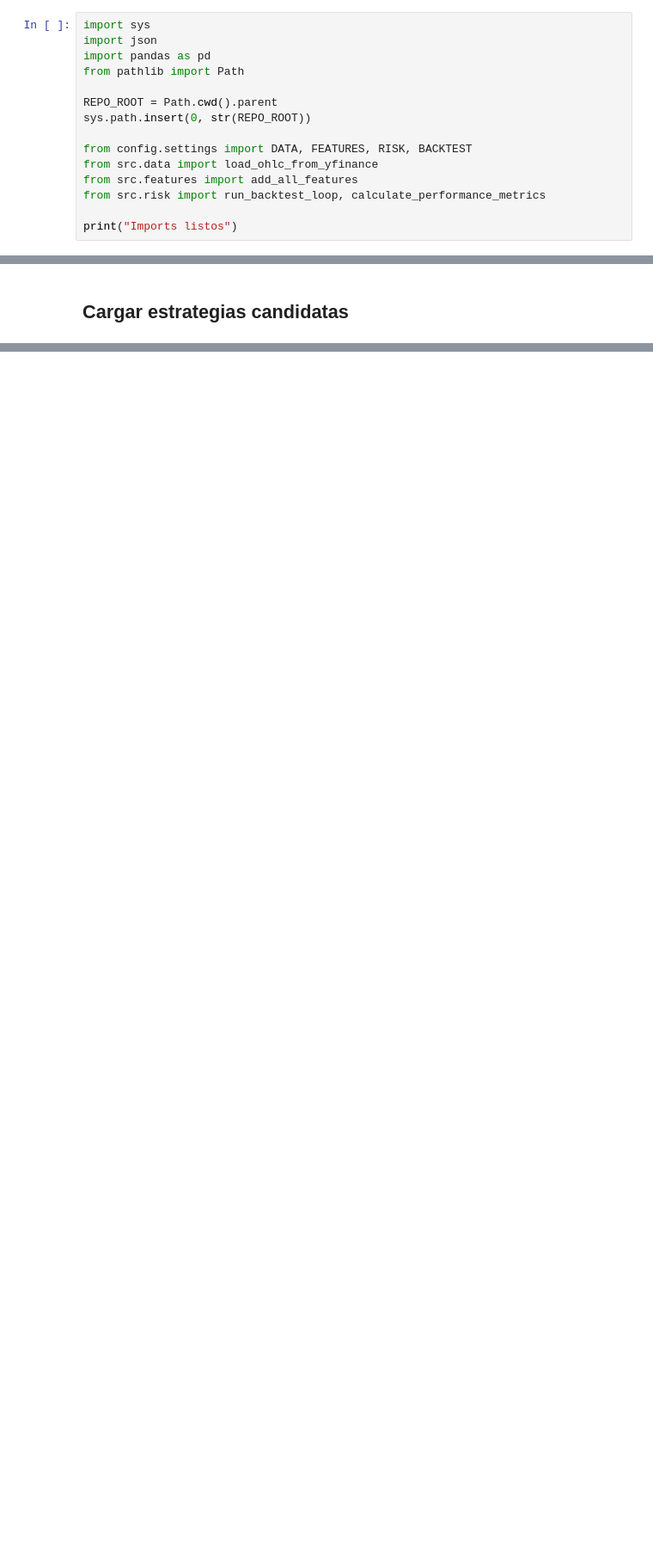
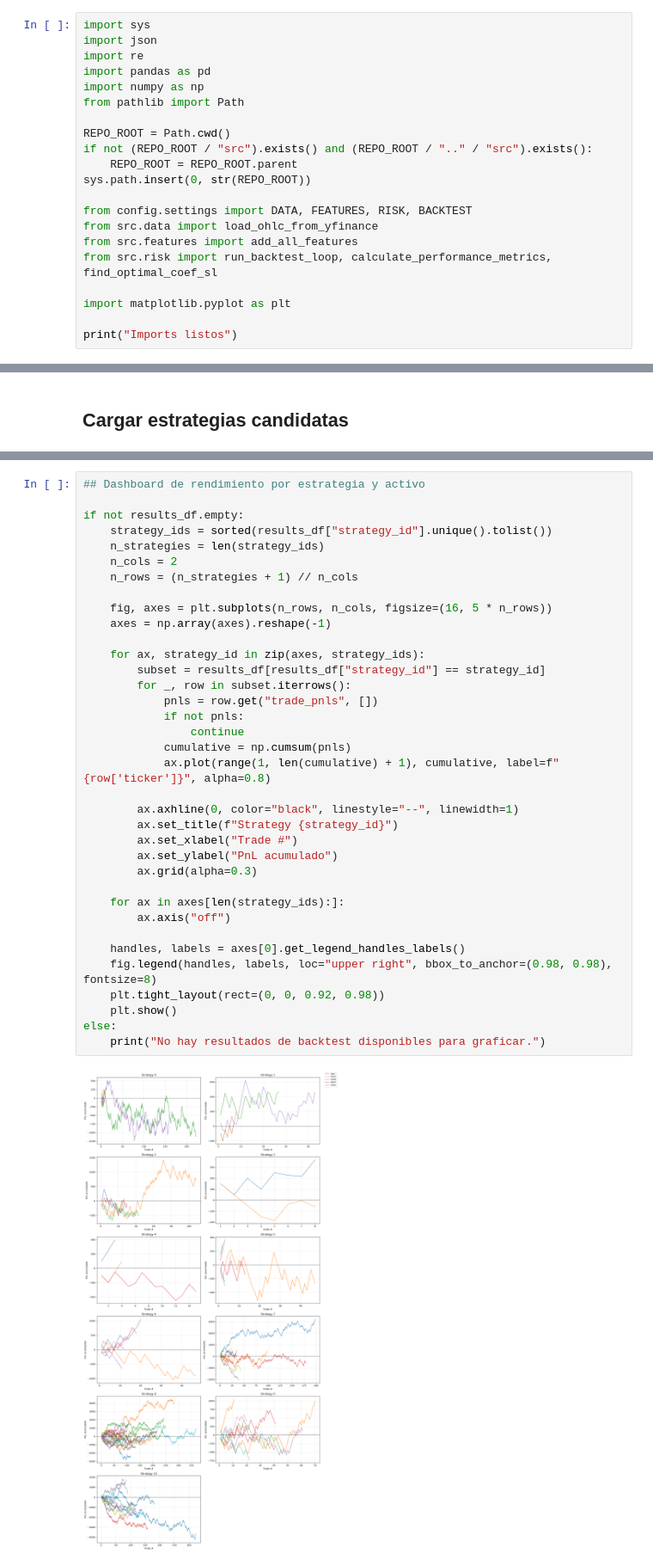
Before and after one commit to elbrujo325/smallcap-quant-ml, a Jupyter notebook: notebooks/06_backtest_strategies.ipynb, the cells around one changed output, grey strips where cells are left out. Shown at 86% size. Drawn from its saved outputs; the diff is of its cells as text; blank space fills up the shorter version.

Commit message:
"estrategy builder y backtest para las diferentes estrategias generadas, seguido de resultados y actualizacion de README"

```diff
--- a/notebooks/06_backtest_strategies.ipynb
+++ b/notebooks/06_backtest_strategies.ipynb
@@ -10,15 +10,21 @@ Regla de validación: PF_test >= 0.70 * PF_train
 # %%
 import sys
 import json
+import re
 import pandas as pd
+import numpy as np
 from pathlib import Path
 
-REPO_ROOT = Path.cwd().parent
+REPO_ROOT = Path.cwd()
+if not (REPO_ROOT / "src").exists() and (REPO_ROOT / ".." / "src").exists():
+    REPO_ROOT = REPO_ROOT.parent
 sys.path.insert(0, str(REPO_ROOT))
 
 from config.settings import DATA, FEATURES, RISK, BACKTEST
 from src.data import load_ohlc_from_yfinance
 from src.features import add_all_features
-from src.risk import run_backtest_loop, calculate_performance_metrics
+from src.risk import run_backtest_loop, calculate_performance_metrics, find_optimal_coef_sl
+
+import matplotlib.pyplot as plt
 
 print("Imports listos")
@@ -49,0 +241,38 @@ metrics = calculate_performance_metrics(trades, capital)
+# %%
+## Dashboard de rendimiento por estrategia y activo
+
+if not results_df.empty:
+    strategy_ids = sorted(results_df["strategy_id"].unique().tolist())
+    n_strategies = len(strategy_ids)
+    n_cols = 2
+    n_rows = (n_strategies + 1) // n_cols
+
+    fig, axes = plt.subplots(n_rows, n_cols, figsize=(16, 5 * n_rows))
+    axes = np.array(axes).reshape(-1)
+
+    for ax, strategy_id in zip(axes, strategy_ids):
+        subset = results_df[results_df["strategy_id"] == strategy_id]
+        for _, row in subset.iterrows():
+            pnls = row.get("trade_pnls", [])
+            if not pnls:
+                continue
+            cumulative = np.cumsum(pnls)
+            ax.plot(range(1, len(cumulative) + 1), cumulative, label=f"{row['ticker']}", alpha=0.8)
+
+        ax.axhline(0, color="black", linestyle="--", linewidth=1)
+        ax.set_title(f"Strategy {strategy_id}")
+        ax.set_xlabel("Trade #")
+        ax.set_ylabel("PnL acumulado")
+        ax.grid(alpha=0.3)
+
+    for ax in axes[len(strategy_ids):]:
+        ax.axis("off")
+
+    handles, labels = axes[0].get_legend_handles_labels()
+    fig.legend(handles, labels, loc="upper right", bbox_to_anchor=(0.98, 0.98), fontsize=8)
+    plt.tight_layout(rect=(0, 0, 0.92, 0.98))
+    plt.show()
+else:
+    print("No hay resultados de backtest disponibles para graficar.")
+# %% [output]
+[figure, added]
```
Also changed, not shown: parts of 6 cells of this notebook, 25 other files.
